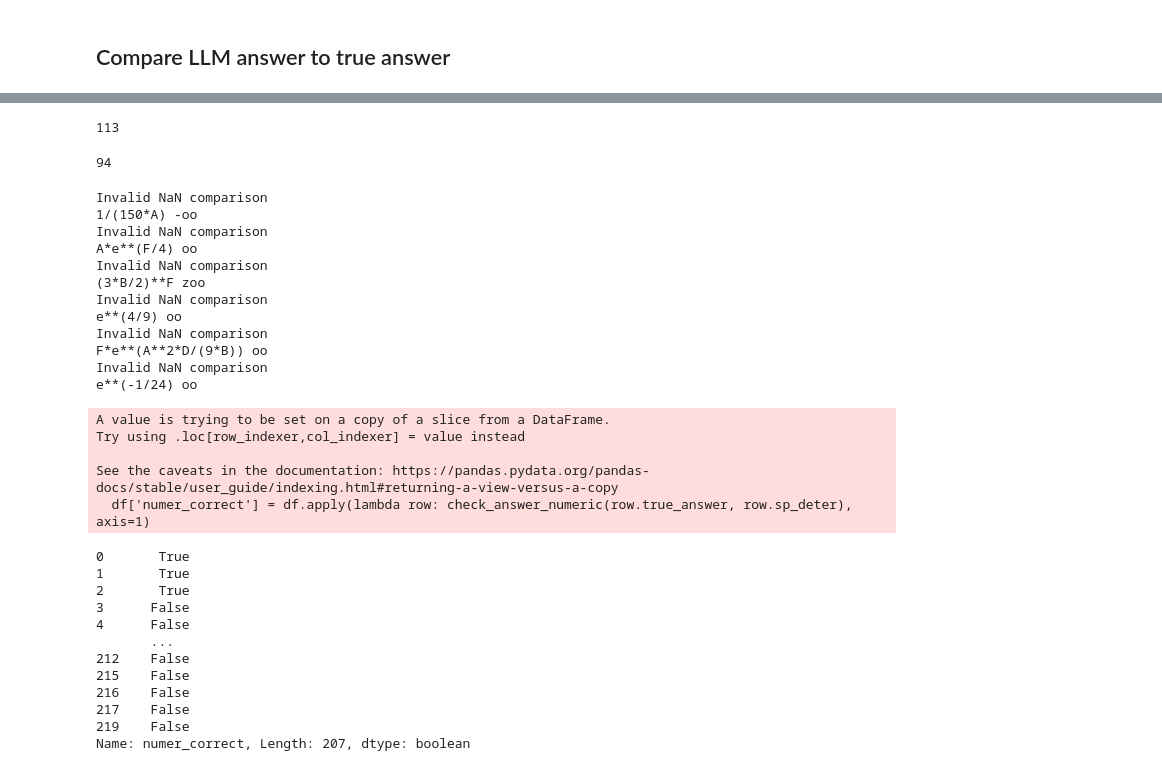
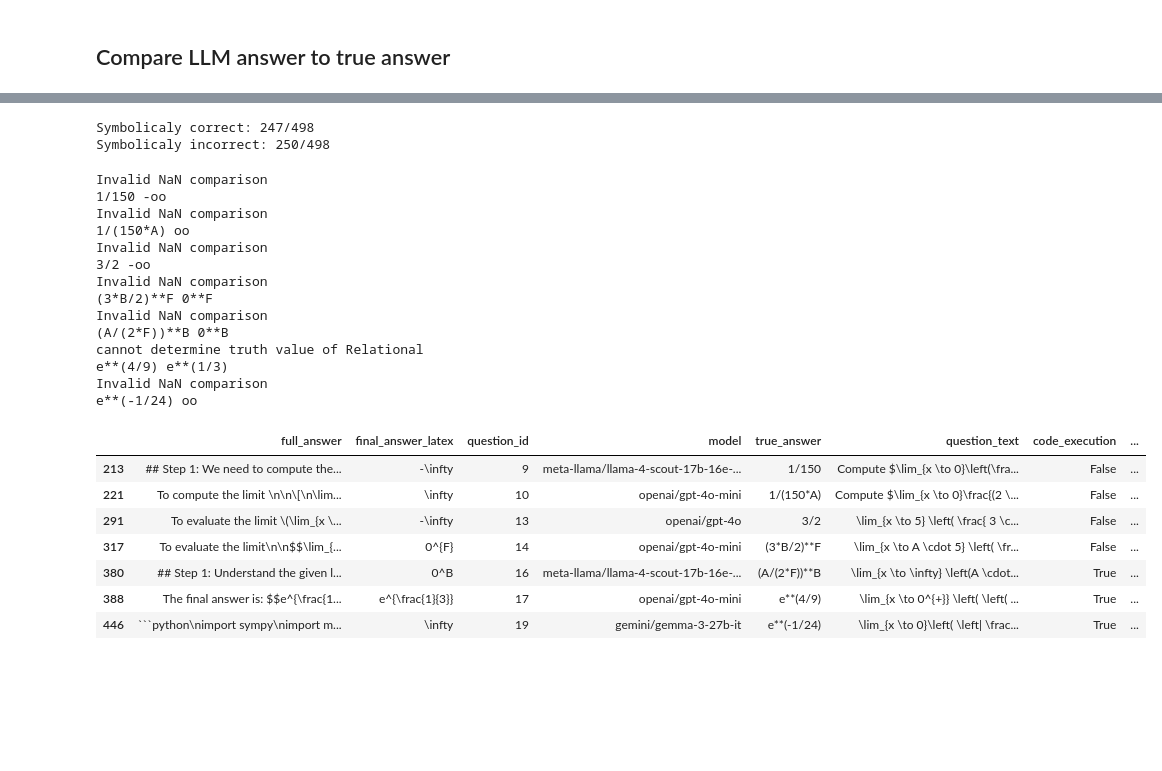
Before and after one commit to RamanujanMachine/ASyMOB, a Jupyter notebook: Compare LLM results to true answer.ipynb, the cells around one changed output, grey strips where cells are left out. Saved outputs shown, nothing was run; the diff lists cells and outputs as text; code cells hidden in the pictures; blank space fills up the shorter version.

````diff
--- a/Compare LLM results to true answer.ipynb
+++ b/Compare LLM results to true answer.ipynb
@@ -76,8 +99,8 @@ df.iloc[13].sp_deter
 # %%
-df['llm_to_correct_diff'] = (
+df['diff_unsimplified'] = (
     df.true_answer.map(lambda x: x.removeO()) -
-    df.sp_deter.map(lambda x: x.removeO())
-    ).map(lambda v: v.simplify())
+    df.model_answer.map(lambda x: x.removeO())
+    )
 # %% [output]
 A value is trying to be set on a copy of a slice from a DataFrame.
 Try using .loc[row_indexer,col_indexer] = value instead
@@ -86,0 +110,8 @@ See the caveats in the documentation: https://pandas.pydata.org/pandas-docs/stab
+# %%
+def safe_simplify(expr):
+    try:
+        return sp.simplify(expr)
+    except Exception:
+        return pd.NA
+
+df['llm_to_correct_diff'] = df.diff_unsimplified.map(safe_simplify)
@@ -87,2 +129,4 @@ See the caveats in the documentation: https://pandas.pydata.org/pandas-docs/stab
+# %%
+df = df[~df['diff'].isna()]
 # %%
 df['symb_correct'] = (df.llm_to_correct_diff == 0) | (df.llm_to_correct_diff == C) | (df.llm_to_correct_diff == -C)
@@ -95,11 +133,9 @@ See the caveats in the documentation: https://pandas.pydata.org/pandas-docs/stab
 # %%
-len(df[df.symb_correct])
+print(f'Symbolicaly correct: {len(df[df.symb_correct])}/{n_rows}')
+print(f'Symbolicaly incorrect: {len(df[~df.symb_correct])}/{n_rows}')
 # %% [output]
-113
+Symbolicaly correct: 247/498
+Symbolicaly incorrect: 250/498
-# %%
-len(df[~df.symb_correct])
-# %% [output]
-94
 # %%
 import numpy as np
 NORMAL_DIST_GENERATOR = lambda: 100 * np.random.randn()
@@ -172,42 +208,34 @@ def check_answer_numeric(expr_a, expr_b, n_attempts=2, allowed_diff=1e-5, strict
         print(expr_a, expr_b)
         return pd.NA
 # %%
-df['numer_correct'] = df.apply(lambda row: check_answer_numeric(row.true_answer, row.sp_deter), axis=1)
+df['numer_correct'] = df.apply(lambda row: check_answer_numeric(row.true_answer, row.model_answer), axis=1)
 # %% [output]
 Invalid NaN comparison
-1/(150*A) -oo
+1/150 -oo
 Invalid NaN comparison
-A*e**(F/4) oo
+1/(150*A) oo
 Invalid NaN comparison
-(3*B/2)**F zoo
+3/2 -oo
 Invalid NaN comparison
-e**(4/9) oo
+(3*B/2)**F 0**F
 Invalid NaN comparison
-F*e**(A**2*D/(9*B)) oo
+(A/(2*F))**B 0**B
+cannot determine truth value of Relational
+e**(4/9) e**(1/3)
 Invalid NaN comparison
 e**(-1/24) oo
-A value is trying to be set on a copy of a slice from a DataFrame.
-Try using .loc[row_indexer,col_indexer] = value instead
-
-See the caveats in the documentation: https://pandas.pydata.org/pandas-docs/stable/user_guide/indexing.html#returning-a-view-versus-a-copy
-  df['numer_correct'] = df.apply(lambda row: check_answer_numeric(row.true_answer, row.sp_deter), axis=1)
-# %%
-df.numer_correct.astype("boolean")
-# %% [output]
-0       True
-1       True
-2       True
-3      False
-4      False
-       ...
-212    False
-215    False
-216    False
-217    False
-219    False
-Name: numer_correct, Length: 207, dtype: boolean
 # %%
 invalid_numer_comp = df[df.numer_correct.isna()]
+invalid_numer_comp
+# %% [output]
+|  | full_answer | final_answer_latex | question_id | model | true_answer | question_text | code_execution | ... |
+| 213 | ## Step 1: We need to compute the... | -\infty | 9 | meta-llama/llama-4-scout-17b-16e-... | 1/150 | Compute $\lim_{x \to 0}\left(\fra... | False | ... |
+| 221 | To compute the limit \n\n\[\n\lim... | \infty | 10 | openai/gpt-4o-mini | 1/(150*A) | Compute $\lim_{x \to 0}\frac{(2 \... | False | ... |
+| 291 | To evaluate the limit \(\lim_{x \... | -\infty | 13 | openai/gpt-4o | 3/2 | \lim_{x \to 5} \left( \frac{ 3 \c... | False | ... |
+| 317 | To evaluate the limit\n\n$$\lim_{... | 0^{F} | 14 | openai/gpt-4o-mini | (3*B/2)**F | \lim_{x \to A \cdot 5} \left( \fr... | False | ... |
+| 380 | ## Step 1: Understand the given l... | 0^B | 16 | meta-llama/llama-4-scout-17b-16e-... | (A/(2*F))**B | \lim_{x \to \infty} \left(A \cdot... | True | ... |
+| 388 | The final answer is: $$e^{\frac{1... | e^{\frac{1}{3}} | 17 | openai/gpt-4o-mini | e**(4/9) | \lim_{x \to 0^{+}} \left( \left( ... | True | ... |
+| 446 | ```python\nimport sympy\nimport m... | \infty | 19 | gemini/gemma-3-27b-it | e**(-1/24) | \lim_{x \to 0}\left( \left| \frac... | True | ... |
 # %%
 df = df[~df.numer_correct.isna()]
 # %%
````
Also changed, not shown: parts of 19 cells of this notebook.
